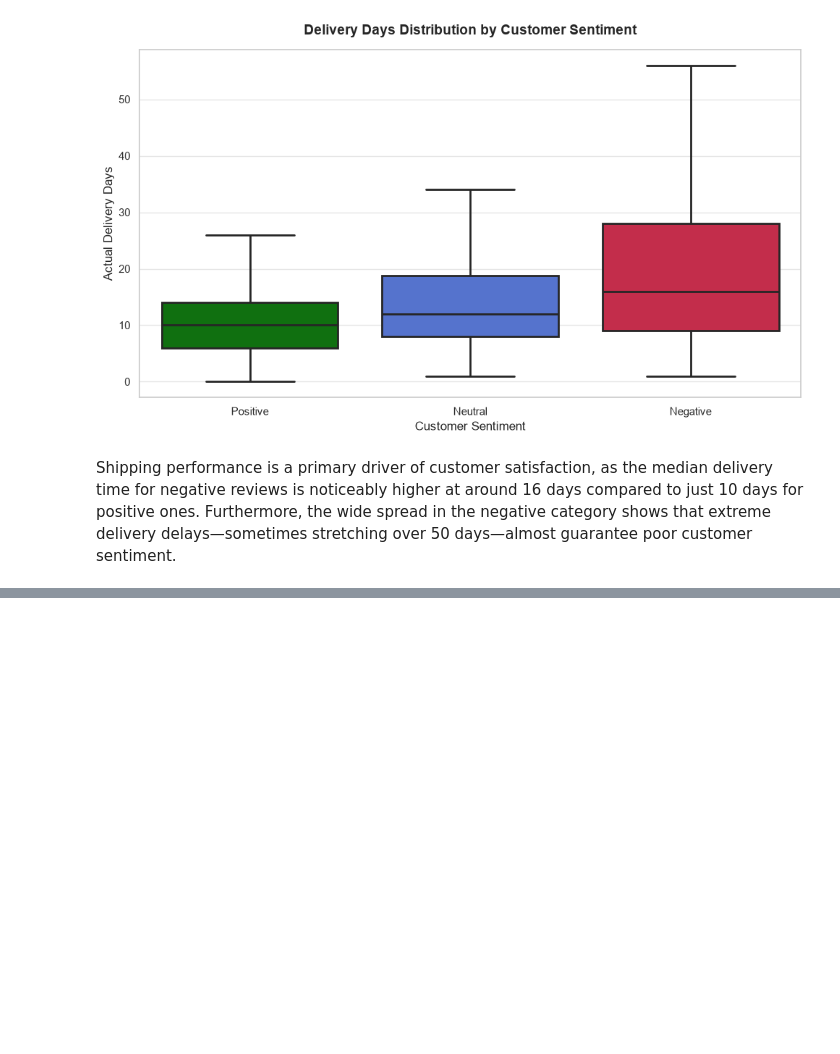
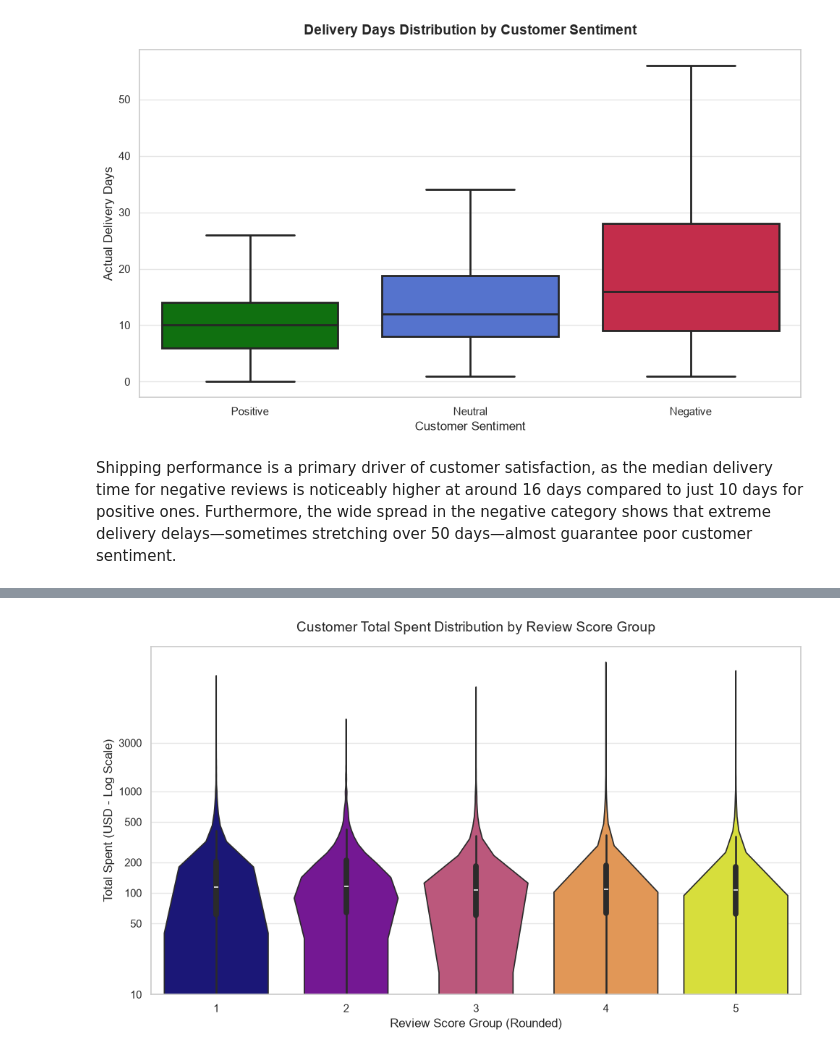
Before and after one commit to MarKotyn/olist-ecommerce-customer-analytics, a Jupyter notebook: python/notebooks/02_eda.ipynb, the cells around one changed output, grey strips where cells are left out. Drawn from its saved outputs; the diff is of its cells as text; code cells hidden in the pictures; blank space fills up the shorter version.

```diff
--- a/python/notebooks/02_eda.ipynb
+++ b/python/notebooks/02_eda.ipynb
@@ -511,0 +580,7 @@ Shipping performance is a primary driver of customer satisfaction, as the median
+# %%
+df_sentiment = df_customers_reviews.groupby("customer_unique_id").agg({
+    "total_spent": "sum",
+    "review_score": "mean",
+    "total_orders": "sum",
+    "failed_orders": "sum"
+})
@@ -511,0 +604,28 @@ Shipping performance is a primary driver of customer satisfaction, as the median
+# %%
+
+df_sentiment['review_group'] = df_sentiment['review_score'].round().astype(int)
+
+plt.figure(figsize=(10, 6))
+
+ax = sns.violinplot(
+    data=df_sentiment,
+    x='review_group',
+    y='total_spent',
+    palette='plasma',
+    hue='review_group',
+    legend=False
+)
+
+ax.set_yscale('log')
+
+ax.set_yticks([10, 50, 100, 200, 500, 1000, 3000])
+ax.get_yaxis().set_major_formatter(plt.ScalarFormatter())
+
+plt.title("Customer Total Spent Distribution by Review Score Group", fontsize=14, pad=15)
+plt.xlabel("Review Score Group (Rounded)")
+plt.ylabel("Total Spent (USD - Log Scale)")
+
+plt.tight_layout()
+plt.show()
+# %% [output]
+[figure, added]
```
Also changed, not shown: parts of 20 cells of this notebook.
